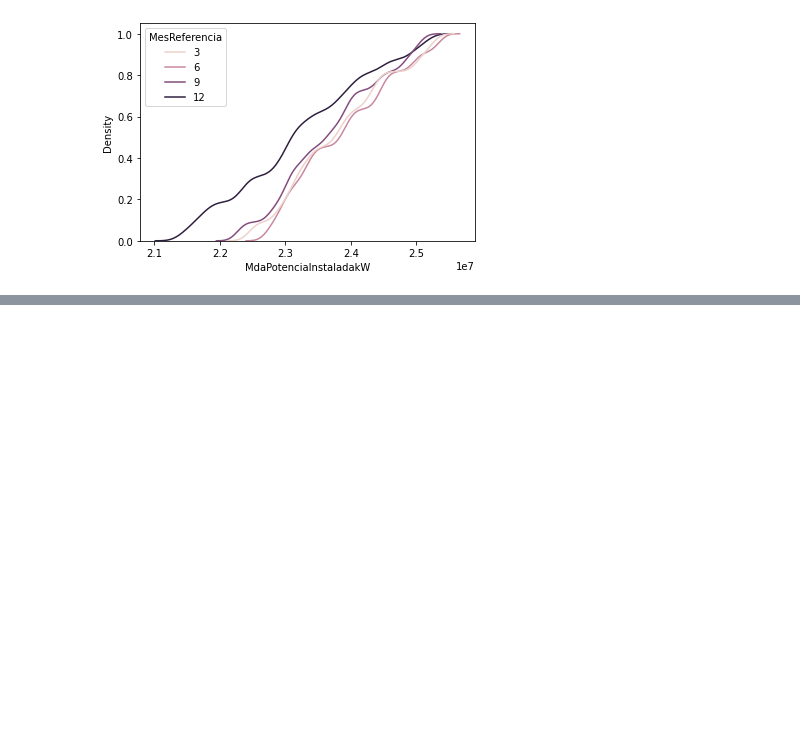
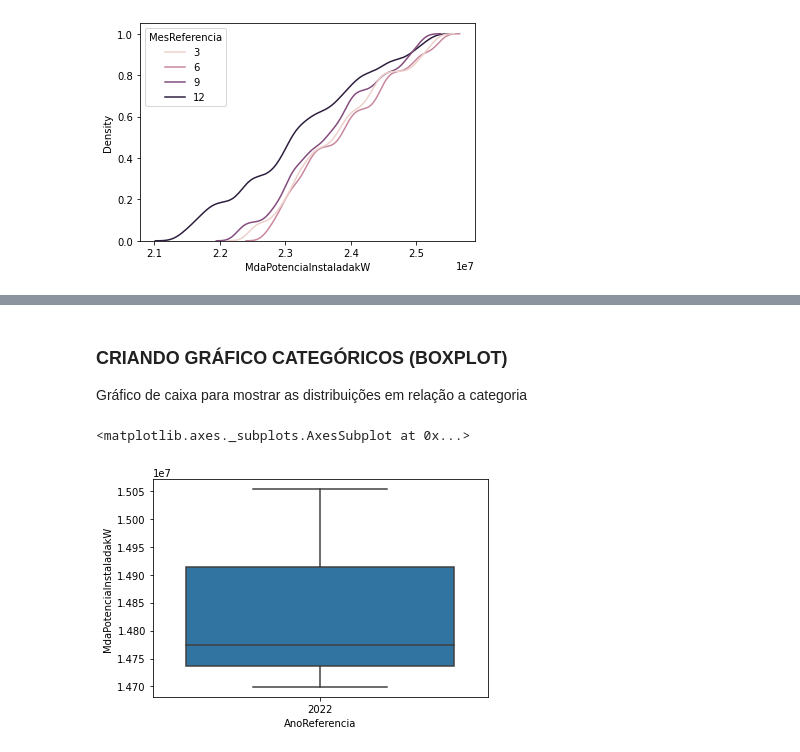
Before and after one commit to Daniellucasgonzaga/Trabalho_Final_BCC19, a Jupyter notebook: TrabalhoFinal.ipynb, the cells around one changed output, grey strips where cells are left out. Cells and saved outputs as stored; diff of their text form; code cells hidden in the pictures; blank space fills up the shorter version.

```diff
--- a/TrabalhoFinal.ipynb
+++ b/TrabalhoFinal.ipynb
@@ -257,0 +301,14 @@ sns.kdeplot(data = SP,
+# %% [markdown]
+### CRIANDO GRÁFICO CATEGÓRICOS (BOXPLOT)
+Gráfico de caixa para mostrar as distribuições em relação a categoria
+# %%
+sns.boxplot(
+     data = BA.loc[lambda f: df['AnoReferencia'].isin([2022])]
+     .loc[lambda f: df['MesReferencia'].isin([3,6,9,12])],
+     y = 'MdaPotenciaInstaladakW',
+     x = 'AnoReferencia',
+
+ )
+# %% [output]
+<matplotlib.axes._subplots.AxesSubplot at 0x...>
+[figure, added]
```
Also changed, not shown: parts of 17 cells of this notebook.
